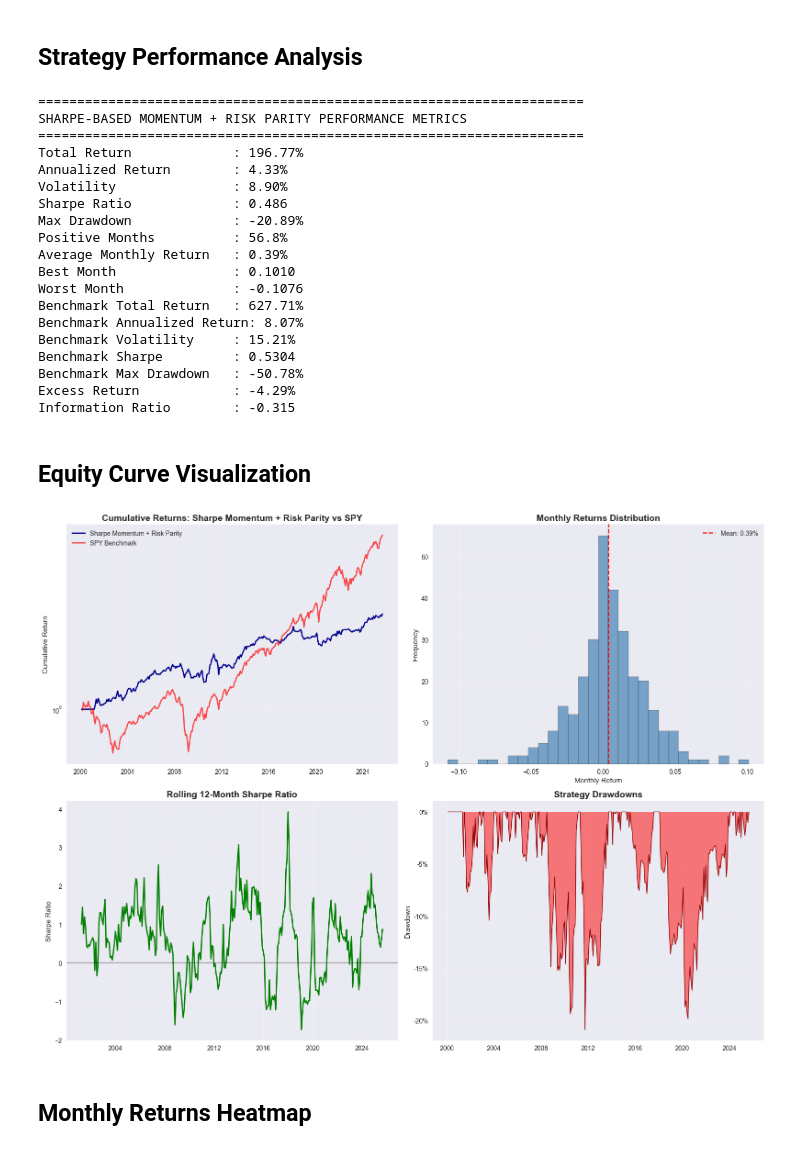
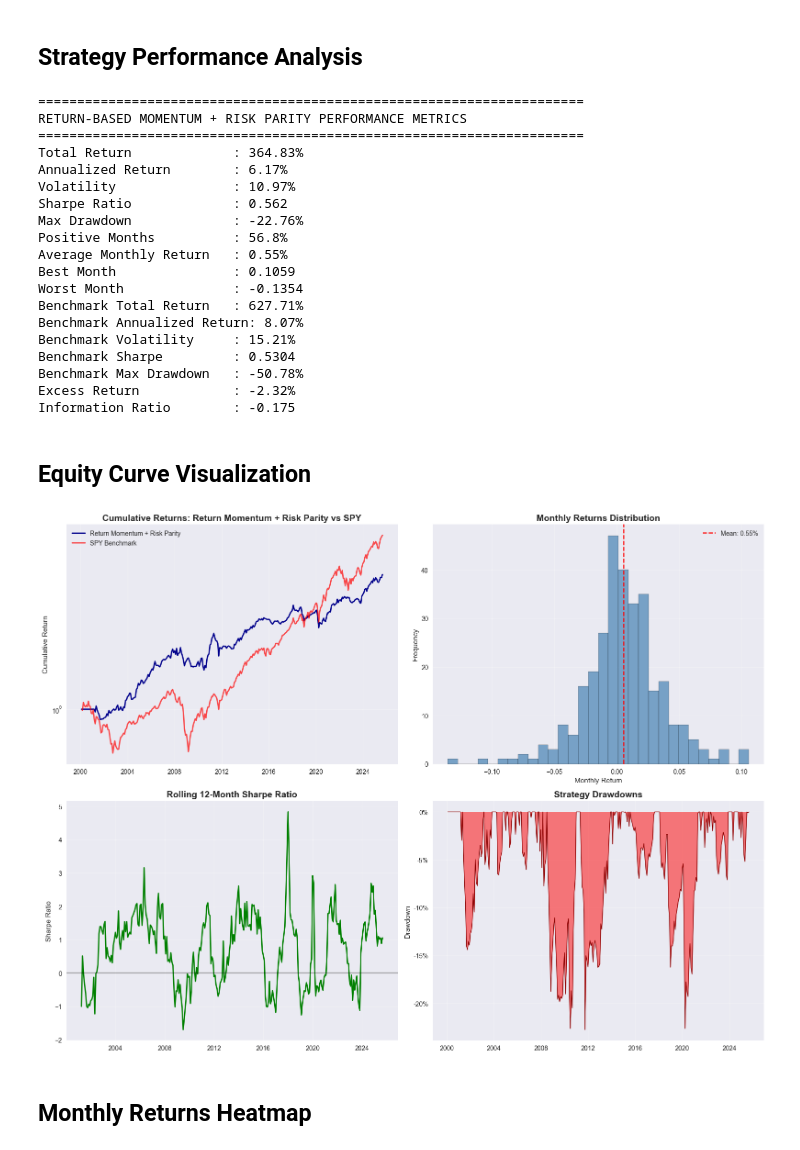
Before and after one commit to edoardoCame/Momentum-Top-Quintile, a Jupyter notebook: momentum_analysis.ipynb, the cells around one changed output. Drawn from its saved outputs; the diff is of its cells as text; code cells hidden in the pictures.

```diff
--- a/momentum_analysis.ipynb
+++ b/momentum_analysis.ipynb
@@ -109,7 +109,7 @@ Assets by category:
 # %%
 # Display performance metrics
 print("=" * 70)
-print("SHARPE-BASED MOMENTUM + RISK PARITY PERFORMANCE METRICS")
+print("RETURN-BASED MOMENTUM + RISK PARITY PERFORMANCE METRICS")
 print("=" * 70)
 
 for key, value in metrics.items():
@@ -130,24 +130,24 @@ for key, value in metrics.items():
         print(f"{key:<25}: {value}")
 # %% [output]
 ======================================================================
-SHARPE-BASED MOMENTUM + RISK PARITY PERFORMANCE METRICS
+RETURN-BASED MOMENTUM + RISK PARITY PERFORMANCE METRICS
 ======================================================================
-Total Return             : 196.77%
-Annualized Return        : 4.33%
-Volatility               : 8.90%
-Sharpe Ratio             : 0.486
-Max Drawdown             : -20.89%
+Total Return             : 364.83%
+Annualized Return        : 6.17%
+Volatility               : 10.97%
+Sharpe Ratio             : 0.562
+Max Drawdown             : -22.76%
 Positive Months          : 56.8%
-Average Monthly Return   : 0.39%
-Best Month               : 0.1010
-Worst Month              : -0.1076
+Average Monthly Return   : 0.55%
+Best Month               : 0.1059
+Worst Month              : -0.1354
 Benchmark Total Return   : 627.71%
 Benchmark Annualized Return: 8.07%
 Benchmark Volatility     : 15.21%
 Benchmark Sharpe         : 0.5304
 Benchmark Max Drawdown   : -50.78%
-Excess Return            : -4.29%
-Information Ratio        : -0.315
+Excess Return            : -2.32%
+Information Ratio        : -0.175
 # %% [markdown]
 ## Equity Curve Visualization
 # %%
@@ -156,7 +156,7 @@ fig, ((ax1, ax2), (ax3, ax4)) = plt.subplots(2, 2, figsize=(16, 12))
 
 # Plot 1: Cumulative returns comparison
 portfolio_clean = portfolio_cumulative.dropna()
-ax1.plot(portfolio_clean.index, portfolio_clean, linewidth=2, label='Sharpe Momentum + Risk Parity', color='darkblue')
+ax1.plot(portfolio_clean.index, portfolio_clean, linewidth=2, label='Return Momentum + Risk Parity', color='darkblue')
 
 if 'SPY' in monthly_returns.columns:
     spy_returns = monthly_returns['SPY'].dropna()
@@ -167,7 +167,7 @@ if 'SPY' in monthly_returns.columns:
         ax1.plot(common_dates, spy_cumulative.reindex(common_dates),
                 linewidth=2, label='SPY Benchmark', color='red', alpha=0.7)
 
-ax1.set_title('Cumulative Returns: Sharpe Momentum + Risk Parity vs SPY', fontsize=14, fontweight='bold')
+ax1.set_title('Cumulative Returns: Return Momentum + Risk Parity vs SPY', fontsize=14, fontweight='bold')
 ax1.set_ylabel('Cumulative Return')
 ax1.legend()
 ax1.grid(True, alpha=0.3)
@@ -182,33 +182,33 @@ ax2.set_title('Monthly Returns Distribution', fontsize=14, fontweight='bold')
 ax2.set_xlabel('Monthly Return')
 ax2.set_ylabel('Frequency')
 ax2.legend()
 ax2.grid(True, alpha=0.3)
 
 # Plot 3: Rolling Sharpe ratio (12-month)
 rolling_sharpe = portfolio_returns_clean.rolling(12).apply(
     lambda x: x.mean() / x.std() * np.sqrt(12) if x.std() > 0 else np.nan
 )
 ax3.plot(rolling_sharpe.index, rolling_sharpe, linewidth=2, color='green')
 ax3.axhline(0, color='black', linestyle='-', alpha=0.3)
 ax3.set_title('Rolling 12-Month Sharpe Ratio', fontsize=14, fontweight='bold')
 ax3.set_ylabel('Sharpe Ratio')
 ax3.grid(True, alpha=0.3)
 
 # Plot 4: Drawdown analysis
 cumulative = (1 + portfolio_returns_clean).cumprod()
 running_max = cumulative.expanding().max()
 drawdowns = (cumulative - running_max) / running_max
 
 ax4.fill_between(drawdowns.index, drawdowns, 0, alpha=0.5, color='red')
 ax4.plot(drawdowns.index, drawdowns, linewidth=1, color='darkred')
 ax4.set_title('Strategy Drawdowns', fontsize=14, fontweight='bold')
 ax4.set_ylabel('Drawdown')
 ax4.grid(True, alpha=0.3)
 ax4.yaxis.set_major_formatter(plt.FuncFormatter(lambda y, _: '{:.0%}'.format(y)))
 
 plt.tight_layout()
 plt.show()
 # %% [output]
-[figure, old version]
+[figure, new version]
 # %% [markdown]
 ## Monthly Returns Heatmap
```
Also changed, not shown: parts of 10 cells of this notebook, 3 other files.
